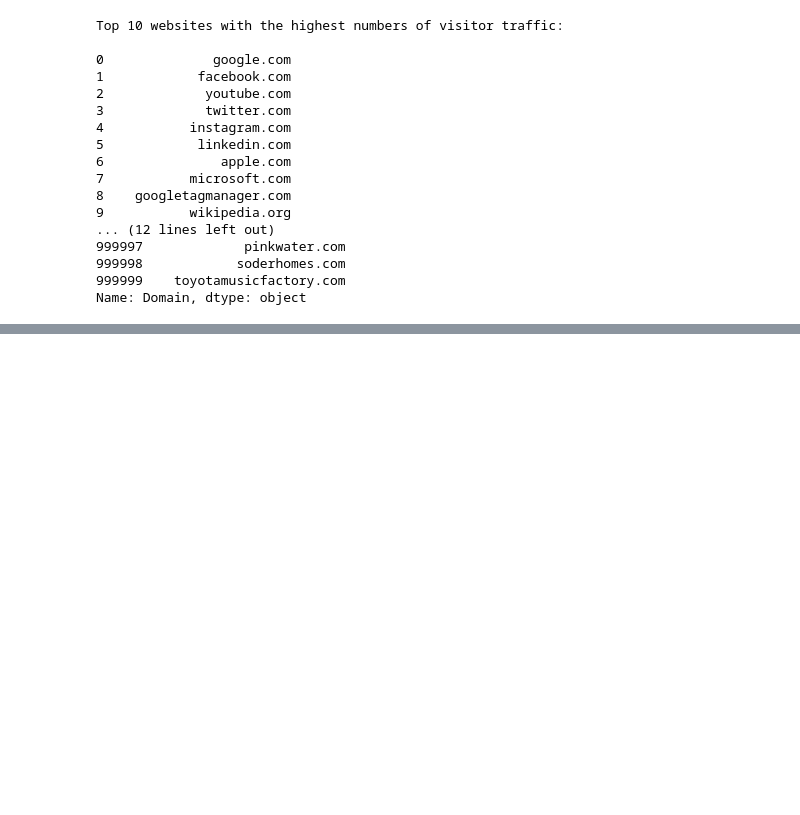
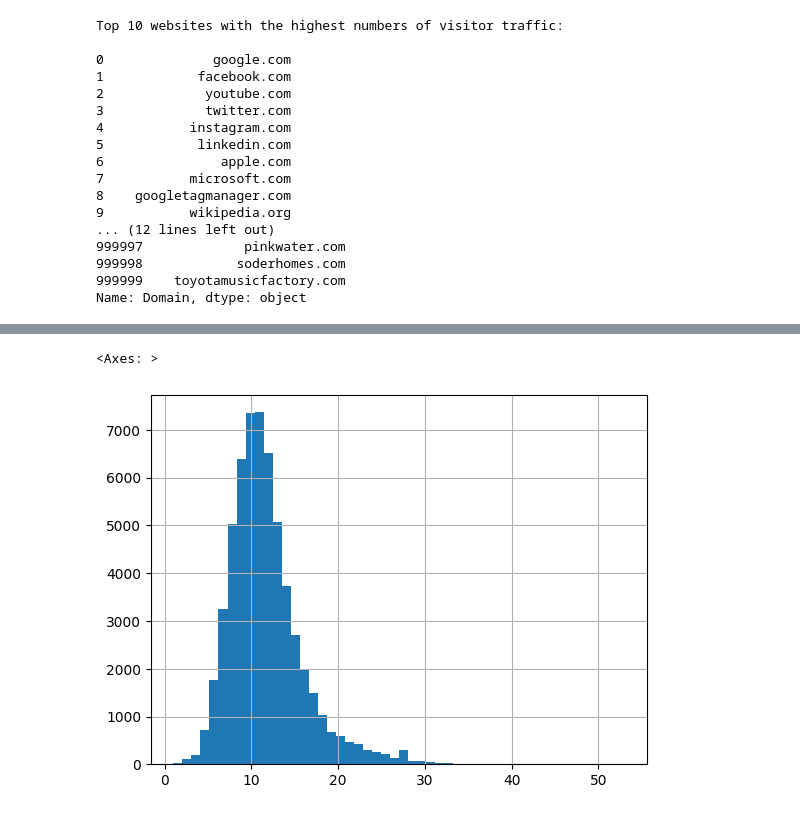
Before and after one commit to dev-abuke/News_Correlation_10_Academy_week0, a Jupyter notebook: notebooks/NewsEDA.ipynb, the cells around one changed output, grey strips where cells are left out. Drawn from its saved outputs; the diff is of its cells as text; code cells hidden in the pictures; blank space fills up the shorter version.

```diff
--- a/notebooks/NewsEDA.ipynb
+++ b/notebooks/NewsEDA.ipynb
@@ -144,12 +144,7 @@ PrevTldRank       0
 PrevRefSubNets    0
 PrevRefIPs        0
 dtype: int64
-# %%
-df = df.drop_duplicates()
-df = df.dropna()
-
-traffic_df = traffic_df.drop_duplicates()
-traffic_df = traffic_df.dropna()
-
-domain_df = domain_df.drop_duplicates()
-domain_df = domain_df.dropna()
+# %%
+df.dropna(subset=['category'], inplace=True)
+domain_df.dropna(subset=['Country'], inplace=True)
+df.drop_duplicates(subset=['title'], keep='first')
@@ -499,0 +468,8 @@ Name: source_name, dtype: int64
+# %%
+# How similar are the number of words in the title across sites? Check the distribution among sites
+df['title_length'] = df['title'].apply(lambda x: len(x.split()))
+df['title_length'].describe()
+df['title_length'].hist(bins=50)
+# %% [output]
+<Axes: >
+[figure, added]
```
Also changed, not shown: parts of 21 cells of this notebook.
